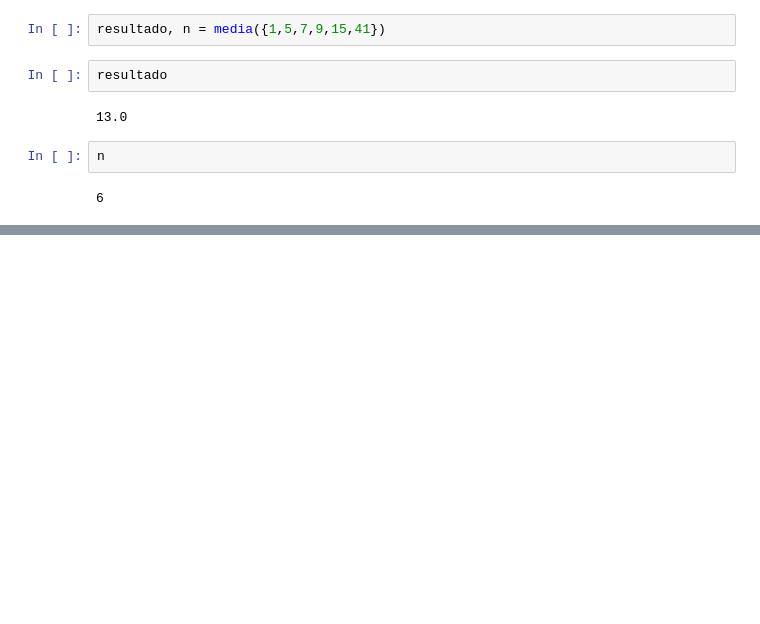
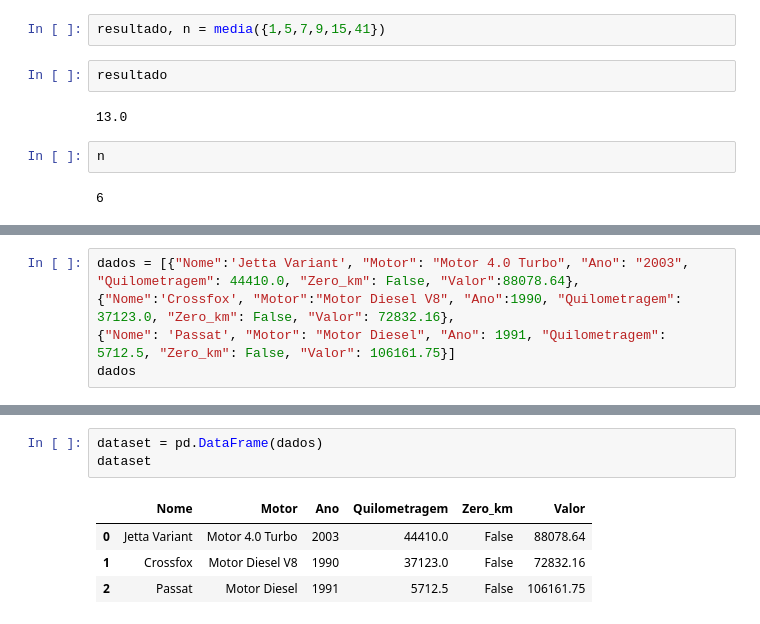
Before and after one commit to aloisiok1/Analise_de_dados, a Jupyter notebook: Preços de carros/venda_de_carros (1).ipynb, the cells around one changed output, grey strips where cells are left out. Drawn from its saved outputs; the diff is of its cells as text; blank space fills up the shorter version.

```diff
--- a/Preços de carros/venda_de_carros.ipynb
+++ b/Preços de carros/venda_de_carros (1).ipynb
@@ -522,0 +541,5 @@ n
+# %%
+dados = [{"Nome":'Jetta Variant', "Motor": "Motor 4.0 Turbo", "Ano": "2003", "Quilometragem": 44410.0, "Zero_km": False, "Valor":88078.64},
+{"Nome":'Crossfox', "Motor":"Motor Diesel V8", "Ano":1990, "Quilometragem": 37123.0, "Zero_km": False, "Valor": 72832.16},
+{"Nome": 'Passat', "Motor": "Motor Diesel", "Ano": 1991, "Quilometragem": 5712.5, "Zero_km": False, "Valor": 106161.75}]
+dados
@@ -522,0 +565,8 @@ n
+# %%
+dataset = pd.DataFrame(dados)
+dataset
+# %% [output]
+|  | Nome | Motor | Ano | Quilometragem | Zero_km | Valor |
+| 0 | Jetta Variant | Motor 4.0 Turbo | 2003 | 44410.0 | False | 88078.64 |
+| 1 | Crossfox | Motor Diesel V8 | 1990 | 37123.0 | False | 72832.16 |
+| 2 | Passat | Motor Diesel | 1991 | 5712.5 | False | 106161.75 |
```
Also changed, not shown: parts of 9 cells of this notebook, 1 other file.
